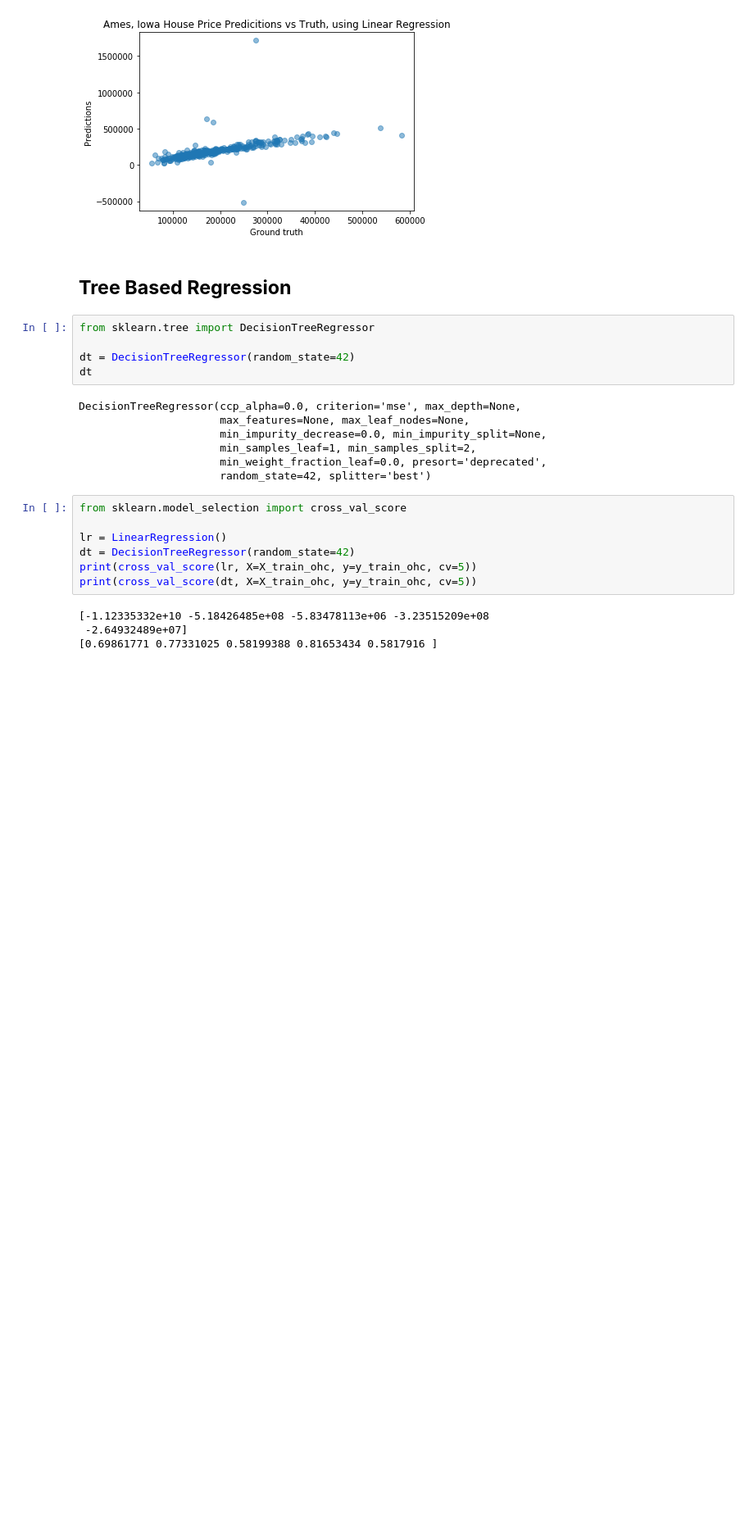
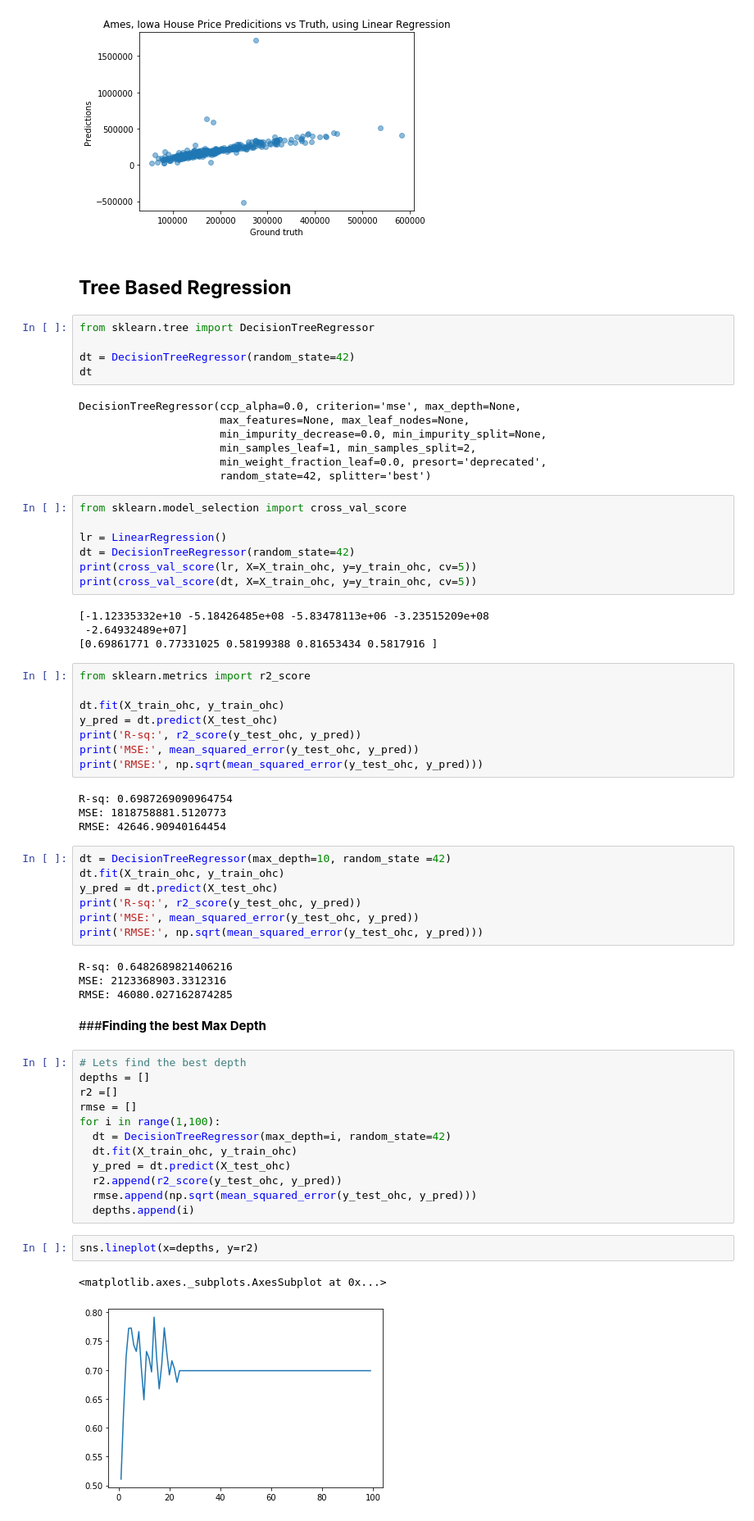
Before and after one commit to cleysonl/ML_Bootcamp_CLL, a Jupyter notebook: Supervised_ML_Regression.ipynb, the cells around one changed output. Shown at 82% size. Drawn from its saved outputs; the diff is of its cells as text; blank space fills up the shorter version.

```diff
--- a/Supervised_ML_Regression.ipynb
+++ b/Supervised_ML_Regression.ipynb
@@ -332,3 +332,45 @@ print(cross_val_score(dt, X=X_train_ohc, y=y_train_ohc, cv=5))
 [-1.12335332e+10 -5.18426485e+08 -5.83478113e+06 -3.23515209e+08
  -2.64932489e+07]
 [0.69861771 0.77331025 0.58199388 0.81653434 0.5817916 ]
+# %%
+from sklearn.metrics import r2_score
+
+dt.fit(X_train_ohc, y_train_ohc)
+y_pred = dt.predict(X_test_ohc)
+print('R-sq:', r2_score(y_test_ohc, y_pred))
+print('MSE:', mean_squared_error(y_test_ohc, y_pred))
+print('RMSE:', np.sqrt(mean_squared_error(y_test_ohc, y_pred)))
+# %% [output]
+R-sq: 0.6987269090964754
+MSE: 1818758881.5120773
+RMSE: 42646.90940164454
+# %%
+dt = DecisionTreeRegressor(max_depth=10, random_state =42)
+dt.fit(X_train_ohc, y_train_ohc)
+y_pred = dt.predict(X_test_ohc)
+print('R-sq:', r2_score(y_test_ohc, y_pred))
+print('MSE:', mean_squared_error(y_test_ohc, y_pred))
+print('RMSE:', np.sqrt(mean_squared_error(y_test_ohc, y_pred)))
+# %% [output]
+R-sq: 0.6482689821406216
+MSE: 2123368903.3312316
+RMSE: 46080.027162874285
+# %% [markdown]
+###**Finding the best Max Depth**
+# %%
+# Lets find the best depth
+depths = []
+r2 =[]
+rmse = []
+for i in range(1,100):
+  dt = DecisionTreeRegressor(max_depth=i, random_state=42)
+  dt.fit(X_train_ohc, y_train_ohc)
+  y_pred = dt.predict(X_test_ohc)
+  r2.append(r2_score(y_test_ohc, y_pred))
+  rmse.append(np.sqrt(mean_squared_error(y_test_ohc, y_pred)))
+  depths.append(i)
+# %%
+sns.lineplot(x=depths, y=r2)
+# %% [output]
+<matplotlib.axes._subplots.AxesSubplot at 0x...>
+[figure, added]
```
Also changed, not shown: parts of 1 cell of this notebook.
